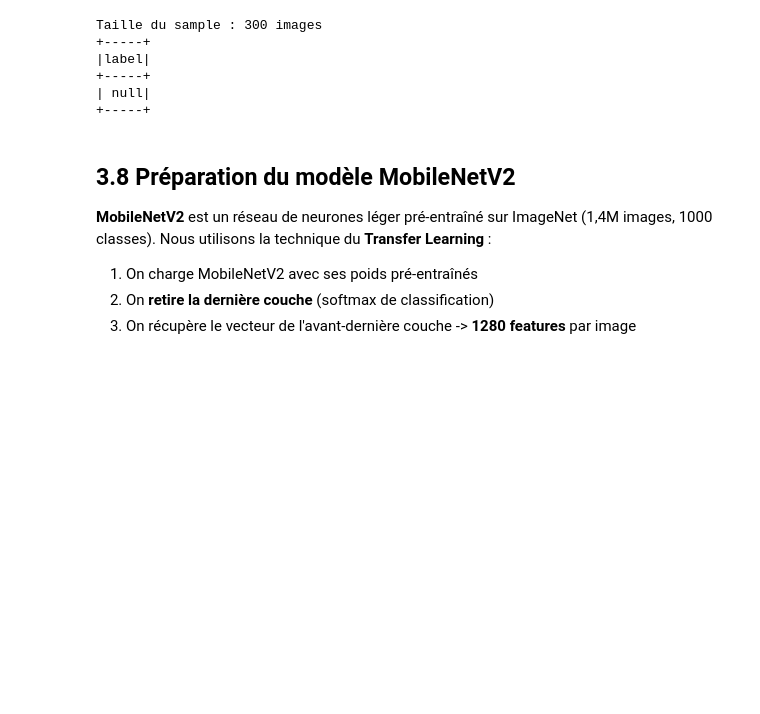
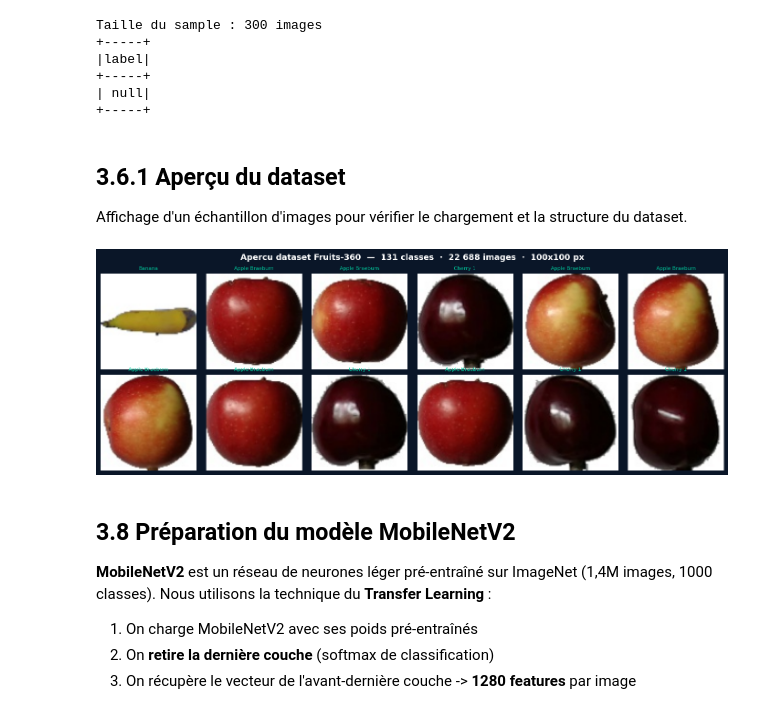
Before and after one commit to stephanebarre13-boop/OC_DS_P8_Deployer_modele_cloud, a Jupyter notebook: Barre_Stephane_1_notebook_032026.ipynb, the cells around one changed output. Saved outputs shown, nothing was run; the diff lists cells and outputs as text; code cells hidden in the pictures; blank space fills up the shorter version.

```diff
--- a/Barre_Stephane_1_notebook_032026.ipynb
+++ b/Barre_Stephane_1_notebook_032026.ipynb
@@ -264,6 +264,39 @@ Taille du sample : 300 images
 +-----+
 | null|
 +-----+
+# %% [markdown]
+## 3.6.1 Aperçu du dataset
+
+Affichage d'un échantillon d'images pour vérifier le chargement et la structure du dataset.
+# %%
+import matplotlib.pyplot as plt
+from PIL import Image
+import glob, os, random
+
+sample_dir = os.path.join(os.getcwd(), 'sample', 'Test')
+images_paths = glob.glob(os.path.join(sample_dir, '*', '*.jpg'))
+
+random.seed(42)
+selected = random.sample(images_paths, min(12, len(images_paths)))
+
+fig, axes = plt.subplots(2, 6, figsize=(14, 5))
+fig.patch.set_facecolor('#0a1628')
+fig.suptitle('Apercu dataset Fruits-360  —  131 classes  ·  22 688 images  ·  100x100 px',
+             color='white', fontsize=13, fontweight='bold')
+
+for ax, path in zip(axes.flatten(), selected):
+    img = Image.open(path).resize((100, 100))
+    label = os.path.basename(os.path.dirname(path))
+    ax.imshow(img)
+    ax.set_title(label[:15], color='#02C39A', fontsize=8)
+    ax.axis('off')
+
+plt.tight_layout()
+plt.savefig('visualisation_dataset_fruits.png', dpi=150,
+            bbox_inches='tight', facecolor='#0a1628')
+plt.show()
+# %% [output]
+[figure, added]
 # %% [markdown]
 ## 3.8 Préparation du modèle MobileNetV2
 
```
Also changed, not shown: parts of 32 cells of this notebook, 3 other files.
